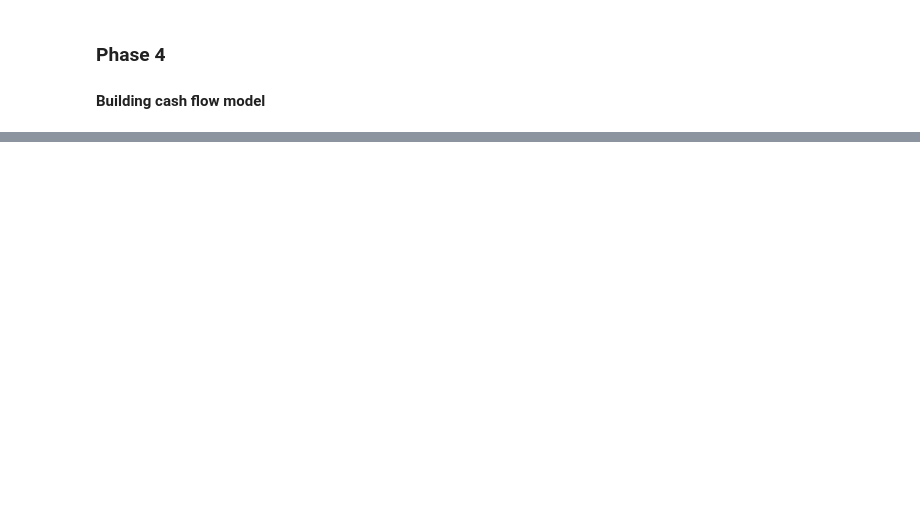
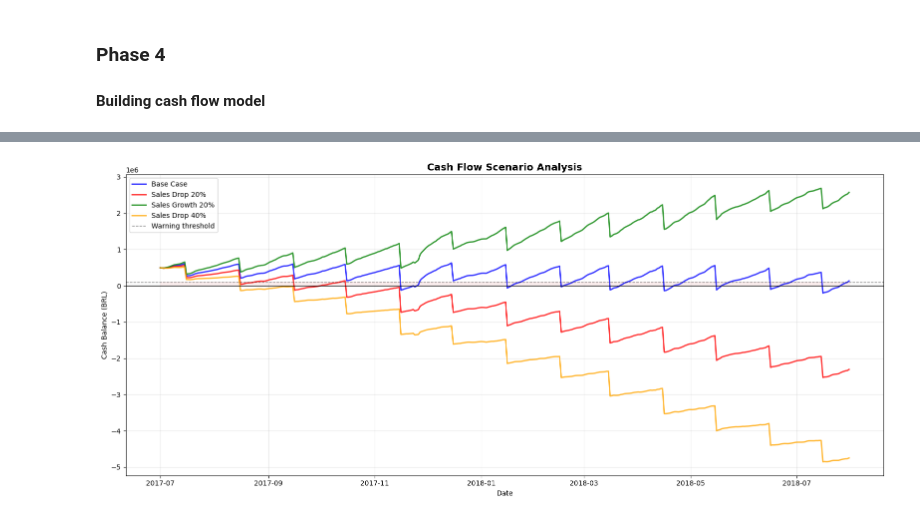
Before and after one commit to Jeremp10/datacleaning, a Jupyter notebook: notebooks/test.ipynb, the cells around one changed output, grey strips where cells are left out. Saved outputs shown, nothing was run; the diff lists cells and outputs as text; code cells hidden in the pictures; blank space fills up the shorter version.

```diff
--- a/notebooks/test.ipynb
+++ b/notebooks/test.ipynb
@@ -1021,0 +1202,38 @@ Date of highest cash: 2017-07-15 00:00:00
+# %%
+#What if analysis
+scenarios = {
+    'Base Case': 1.0,          # Current trajectory
+    'Sales Drop 20%': 0.8,     # Revenue falls 20%
+    'Sales Growth 20%': 1.2,   # Revenue grows 20%
+    'Sales Drop 40%': 0.6      # Severe downturn
+}
+
+fig, ax = plt.subplots(figsize=(16, 7))
+
+colors = ['blue', 'red', 'green', 'orange']
+
+for (scenario_name, multiplier), color in zip(scenarios.items(), colors):
+    # Adjust inflows by scenario multiplier
+    scenario_inflows = daily_cash_flow['net_cash_inflow'] * multiplier
+    scenario_net = scenario_inflows - daily_cash_flow['total_outflows']
+    scenario_balance = OPENING_BALANCE + scenario_net.cumsum()
+
+    ax.plot(daily_cash_flow['date'], scenario_balance,
+            label=scenario_name, color=color,
+            linewidth=2, alpha=0.8)
+
+ax.axhline(y=danger_threshold, color='black', linewidth=1,
+           linestyle='--', alpha=0.5, label='Warning threshold')
+ax.axhline(y=0, color='black', linewidth=1)
+ax.fill_between(daily_cash_flow['date'], 0, danger_threshold,
+                alpha=0.05, color='red')
+ax.set_title('Cash Flow Scenario Analysis', fontsize=14, fontweight='bold')
+ax.set_ylabel('Cash Balance (BRL)')
+ax.set_xlabel('Date')
+ax.legend()
+ax.grid(True, alpha=0.3)
+plt.tight_layout()
+plt.savefig('scenario_analysis.png', dpi=150, bbox_inches='tight')
+plt.show()
+# %% [output]
+[figure, added]
```
Also changed, not shown: parts of 17 cells of this notebook, 4 other files.
